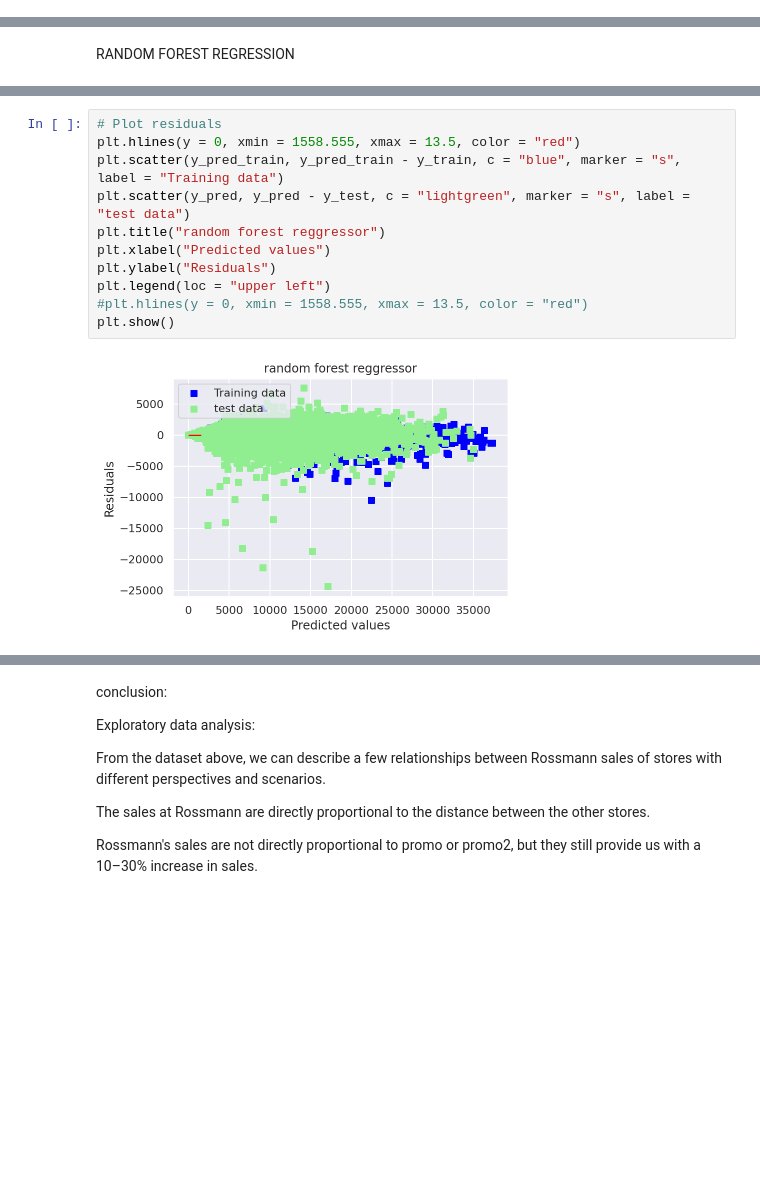
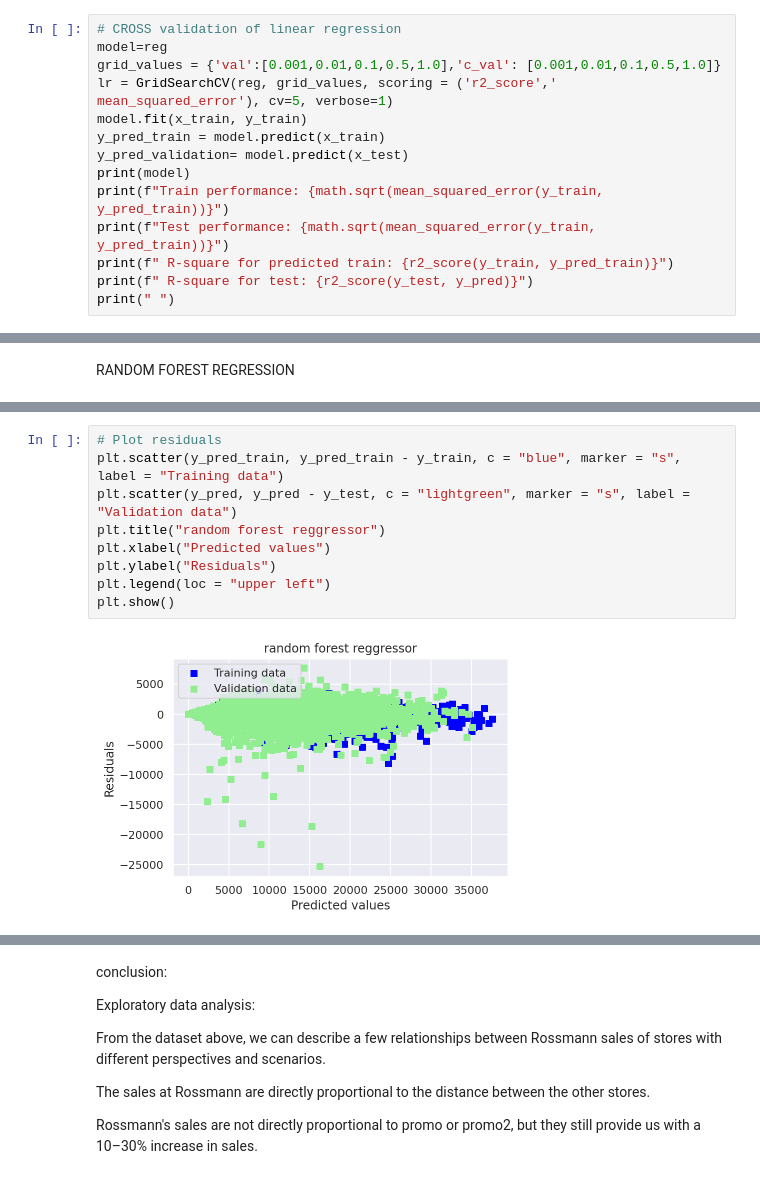
Before and after one commit to sanjayyanadi/Supervised_Regression_Model, a Jupyter notebook: Rossmann_Sales_Prediction_Capstone_Project.ipynb, the cells around one changed output, grey strips where cells are left out. Cells and saved outputs as stored; diff of their text form; blank space fills up the shorter version.

```diff
--- a/Rossmann_Sales_Prediction_Capstone_Project.ipynb
+++ b/Rossmann_Sales_Prediction_Capstone_Project.ipynb
@@ -549,3 +565,17 @@ plt.plot([10.5, 13.5], [10.5, 13.5], c = "red")
 plt.show()
 # %% [output]
 [figure]
+# %%
+# CROSS validation of linear regression
+model=reg
+grid_values = {'val':[0.001,0.01,0.1,0.5,1.0],'c_val': [0.001,0.01,0.1,0.5,1.0]}
+lr = GridSearchCV(reg, grid_values, scoring = ('r2_score',' mean_squared_error'), cv=5, verbose=1)
+model.fit(x_train, y_train)
+y_pred_train = model.predict(x_train)
+y_pred_validation= model.predict(x_test)
+print(model)
+print(f"Train performance: {math.sqrt(mean_squared_error(y_train, y_pred_train))}")
+print(f"Test performance: {math.sqrt(mean_squared_error(y_train, y_pred_train))}")
+print(f" R-square for predicted train: {r2_score(y_train, y_pred_train)}")
+print(f" R-square for test: {r2_score(y_test, y_pred)}")
+print(" ")
@@ -577,16 +615,14 @@ Test performance: 172.47376478810307
 # %%
 # Plot residuals
-plt.hlines(y = 0, xmin = 1558.555, xmax = 13.5, color = "red")
 plt.scatter(y_pred_train, y_pred_train - y_train, c = "blue", marker = "s", label = "Training data")
-plt.scatter(y_pred, y_pred - y_test, c = "lightgreen", marker = "s", label = "test data")
+plt.scatter(y_pred, y_pred - y_test, c = "lightgreen", marker = "s", label = "Validation data")
 plt.title("random forest reggressor")
 plt.xlabel("Predicted values")
 plt.ylabel("Residuals")
 plt.legend(loc = "upper left")
-#plt.hlines(y = 0, xmin = 1558.555, xmax = 13.5, color = "red")
 plt.show()
 # %% [output]
-[figure, old version]
+[figure, new version]
 # %%
 # Plot predictions
 plt.scatter(y_pred_train, y_train, c = "blue", marker = "s", label = "Training data")
```
Also changed, not shown: parts of 18 cells of this notebook.
